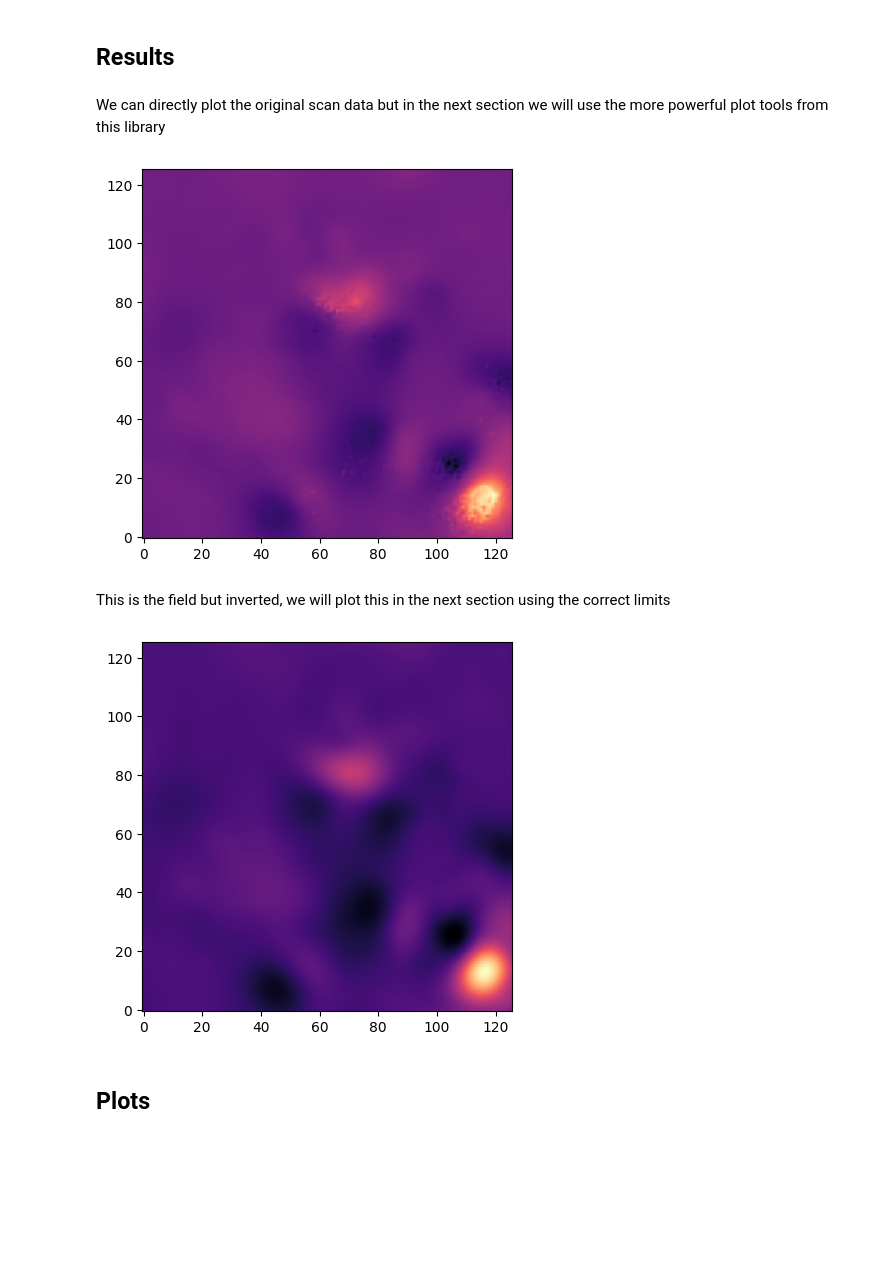
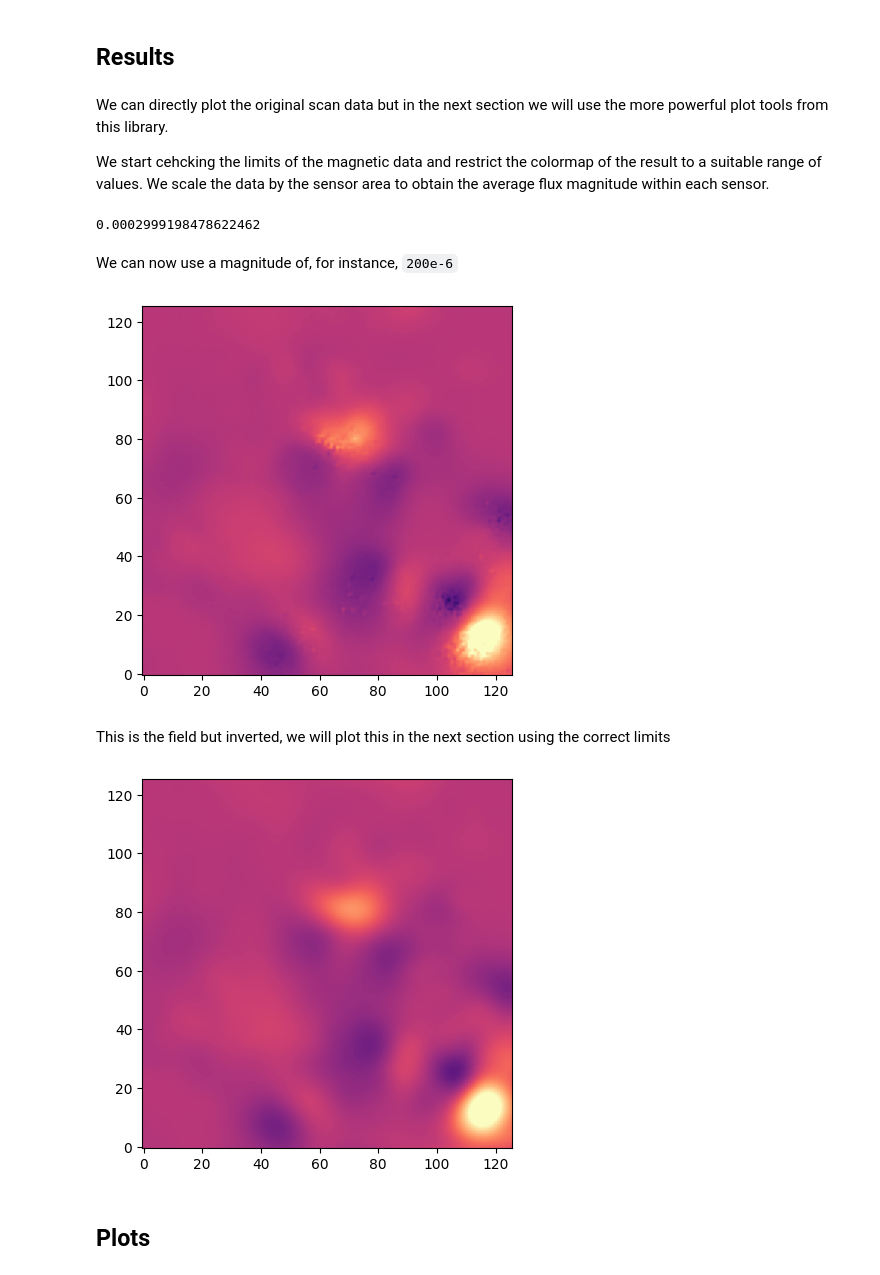
Before and after one commit to Micromagnetic-Tomography/mmt_dipole_cuboid_inversion, a Jupyter notebook: doc/tutorial/tutorial.ipynb, the cells around one changed output. Saved outputs shown, nothing was run; the diff lists cells and outputs as text; code cells hidden in the pictures; blank space fills up the shorter version.

```diff
--- a/doc/tutorial/tutorial.ipynb
+++ b/doc/tutorial/tutorial.ipynb
@@ -57,3 +62,3 @@ We can now use this configuration file to load our class:
 # %%
-mag_svd = dpinv.Dipole.from_json(data_path / 'tutorial_scan_params.json')
+mag_svd = dci.DipoleCuboidInversion.from_json(data_path / 'tutorial_scan_params.json')
 # %% [markdown]
@@ -62,0 +70,2 @@ mag_svd.read_files(QDMfile, cuboidfile, cuboid_scaling_factor=1e-6)
+# %%
+mag_svd.set_scan_domain(gen_sd_mesh_from='sensor_center_domain')
@@ -95,20 +112,34 @@ array([[-5.91133706e-24, -5.96539894e-24,  3.28667829e-23, ...,
 # %% [markdown]
 ## Results
 # %% [markdown]
-We can directly plot the original scan data but in the next section we will use the more powerful plot tools from this library
+We can directly plot the original scan data but in the next section we will use the more powerful plot tools from this library.
+
+We start cehcking the limits of the magnetic data and restrict the colormap of the result to a suitable range of values. We scale the data by the sensor area to obtain the average flux magnitude within each sensor.
+# %%
+print(np.max(np.abs(mag_svd.scan_matrix / QDM_area)))
+# %% [output]
+0.0002999198478622462
+# %% [markdown]
+We can now use a magnitude of, for instance, `200e-6`
+# %%
+vlim = 200e-6
 # %%
-plt.imshow(mag_svd.QDM_matrix, origin='lower', cmap='magma')
+f, ax = plt.subplots()
+ax.imshow(mag_svd.scan_matrix / QDM_area, origin='lower', cmap='magma',
+          vmin=-vlim, vmax=vlim)
 plt.show()
 # %% [output]
-[figure, old version]
+[figure, new version]
 # %% [markdown]
 This is the field but inverted, we will plot this in the next section using the correct limits
 # %%
-plt.imshow((mag_svd.Forward_G @ mag_svd.Mag).reshape(mag_svd.Ny, -1),
-           origin='lower', cmap='magma')
+f, ax = plt.subplots()
+ax.imshow((mag_svd.Forward_G @ mag_svd.Mag).reshape(mag_svd.Ny, -1) / QDM_area,
+          vmin=-vlim, vmax=vlim,
+          origin='lower', cmap='magma')
 plt.show()
 # %% [output]
-[figure, old version]
+[figure, new version]
 # %% [markdown]
 ## Plots
 # %% [markdown]
```
Also changed, not shown: parts of 20 cells of this notebook, 3 other files.
